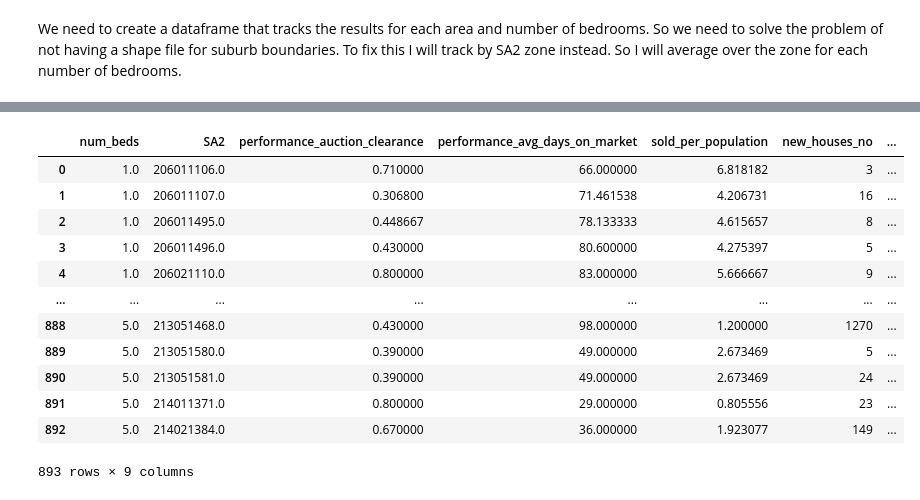
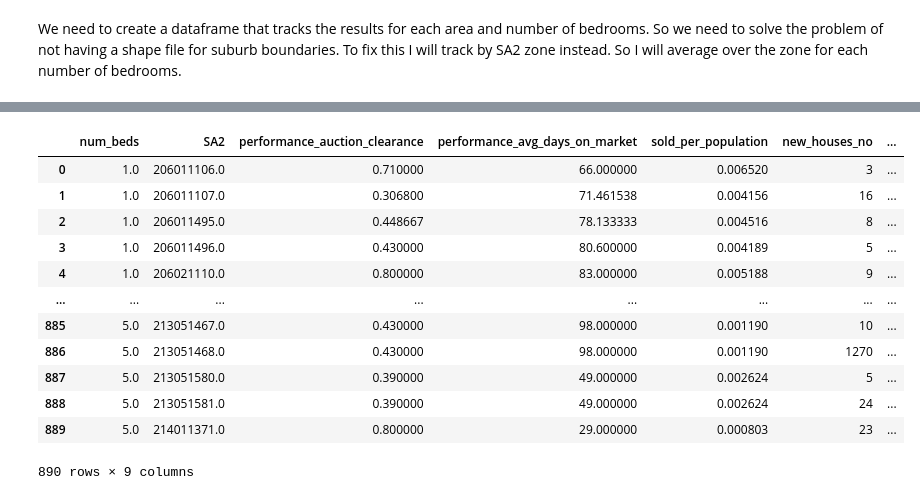
Before and after one commit to MAST30034-Applied-Data-Science/generic-real-estate-consulting-project-group-32, a Jupyter notebook: models/Predict Future.ipynb, the cells around one changed output, grey strips where cells are left out. Cells and saved outputs as stored; diff of their text form; code cells hidden in the pictures.

```diff
--- a/models/Predict Future.ipynb
+++ b/models/Predict Future.ipynb
@@ -13,7 +13,7 @@ import geopandas as gpd
 import geoplot as gplt
 import scripts.addSA2 as addSA2
 # %%
-df = pd.read_csv(f"../data/curated/outlier_removed_data.csv")
+df = pd.read_csv(f"../data/curated/pre_processed_data.csv")
 df = addSA2.addSA2(df, use_postcode = False)
 df = df.loc[df["SA2"] != 0]
 ax = gplt.polyplot(df)
@@ -67,18 +68,18 @@ approvals = approvals[["sa2_code", "new_houses_no", "new_other_residential_build
 # %%
 df_SA2 = df_SA2.join(approvals.set_index("sa2_code"), on = "SA2")
 # %%
-df_SA2
+df
 # %% [output]
 |  | num_beds | SA2 | performance_auction_clearance | performance_avg_days_on_market | sold_per_population | new_houses_no | ... |
-| 0 | 1.0 | 206011106.0 | 0.710000 | 66.000000 | 6.818182 | 3 | ... |
-| 1 | 1.0 | 206011107.0 | 0.306800 | 71.461538 | 4.206731 | 16 | ... |
-| 2 | 1.0 | 206011495.0 | 0.448667 | 78.133333 | 4.615657 | 8 | ... |
-| 3 | 1.0 | 206011496.0 | 0.430000 | 80.600000 | 4.275397 | 5 | ... |
-| 4 | 1.0 | 206021110.0 | 0.800000 | 83.000000 | 5.666667 | 9 | ... |
+| 0 | 1.0 | 206011106.0 | 0.710000 | 66.000000 | 0.006520 | 3 | ... |
+| 1 | 1.0 | 206011107.0 | 0.306800 | 71.461538 | 0.004156 | 16 | ... |
+| 2 | 1.0 | 206011495.0 | 0.448667 | 78.133333 | 0.004516 | 8 | ... |
+| 3 | 1.0 | 206011496.0 | 0.430000 | 80.600000 | 0.004189 | 5 | ... |
+| 4 | 1.0 | 206021110.0 | 0.800000 | 83.000000 | 0.005188 | 9 | ... |
 | ... | ... | ... | ... | ... | ... | ... | ... |
-| 888 | 5.0 | 213051468.0 | 0.430000 | 98.000000 | 1.200000 | 1270 | ... |
-| 889 | 5.0 | 213051580.0 | 0.390000 | 49.000000 | 2.673469 | 5 | ... |
-| 890 | 5.0 | 213051581.0 | 0.390000 | 49.000000 | 2.673469 | 24 | ... |
-| 891 | 5.0 | 214011371.0 | 0.800000 | 29.000000 | 0.805556 | 23 | ... |
-| 892 | 5.0 | 214021384.0 | 0.670000 | 36.000000 | 1.923077 | 149 | ... |
+| 885 | 5.0 | 213051467.0 | 0.430000 | 98.000000 | 0.001190 | 10 | ... |
+| 886 | 5.0 | 213051468.0 | 0.430000 | 98.000000 | 0.001190 | 1270 | ... |
+| 887 | 5.0 | 213051580.0 | 0.390000 | 49.000000 | 0.002624 | 5 | ... |
+| 888 | 5.0 | 213051581.0 | 0.390000 | 49.000000 | 0.002624 | 24 | ... |
+| 889 | 5.0 | 214011371.0 | 0.800000 | 29.000000 | 0.000803 | 23 | ... |
-893 rows × 9 columns
+890 rows × 9 columns
```
Also changed, not shown: parts of 9 cells of this notebook, 2 other files.
